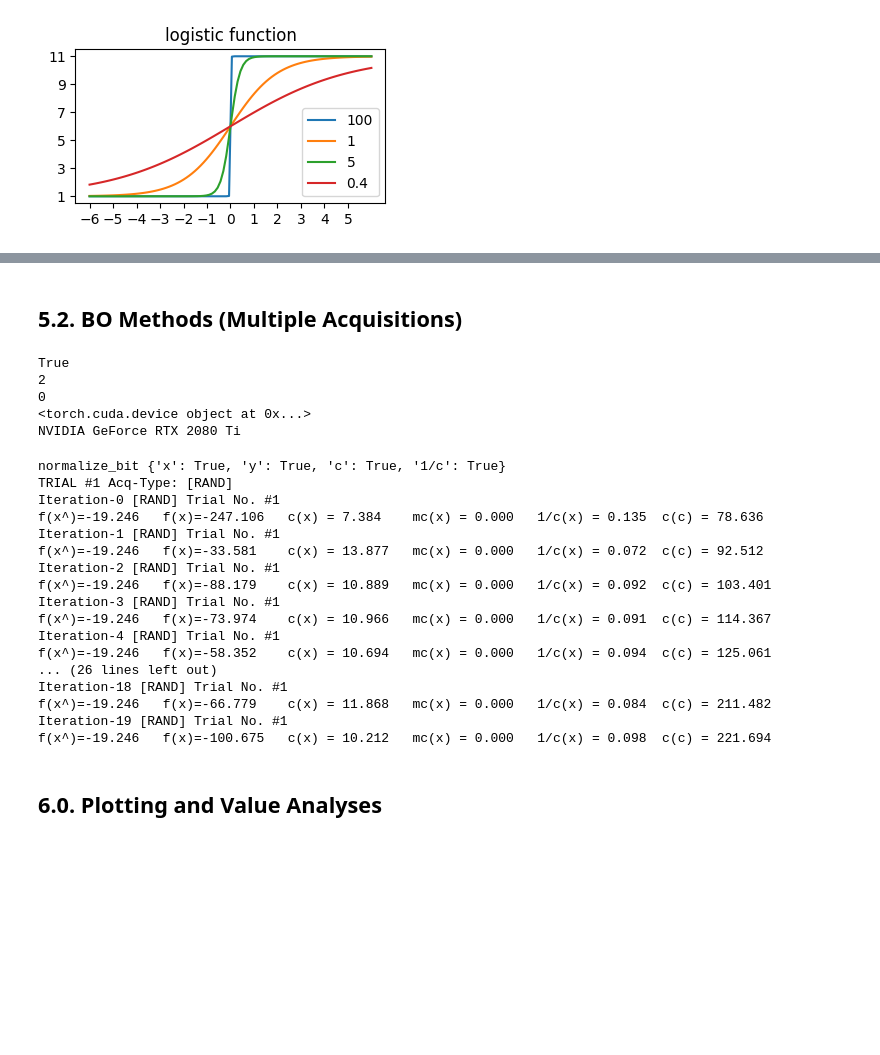
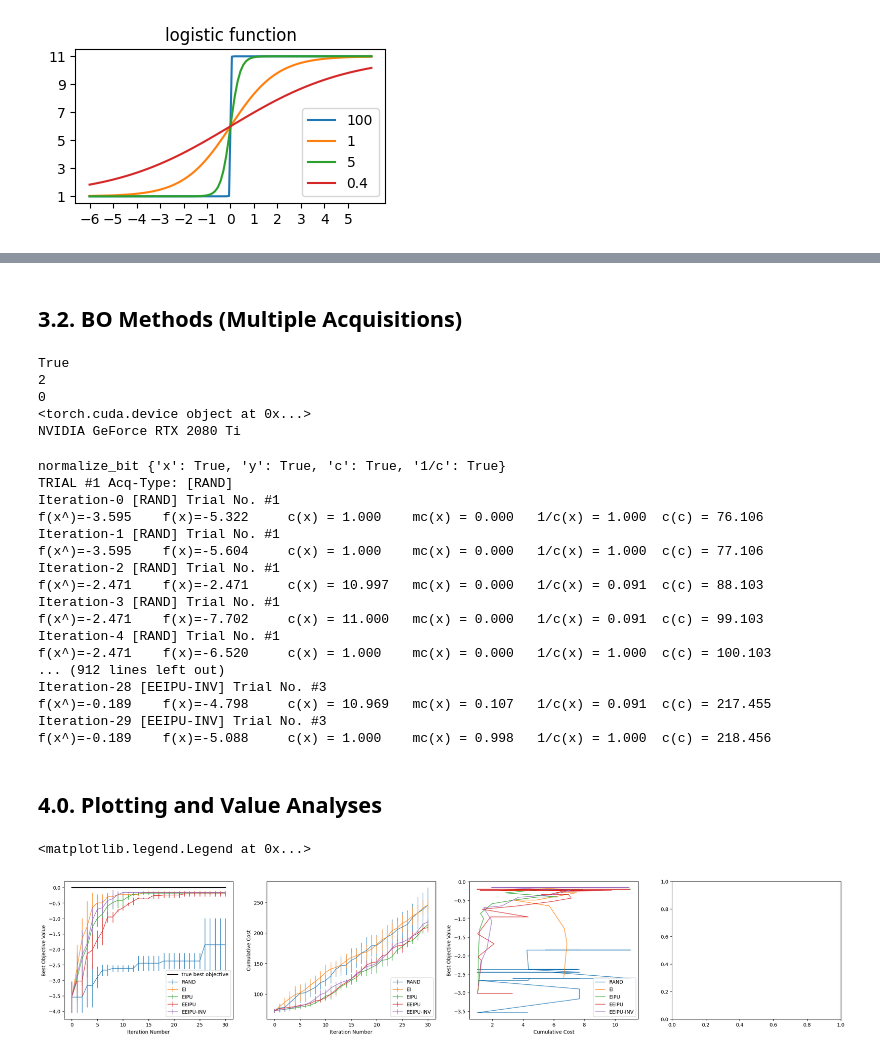
Before and after one commit to samunaai/tuunv2, a Jupyter notebook: tuning_algorithm/EEIPU_with_Comparison_Plots.ipynb, the cells around one changed output, grey strips where cells are left out. Saved outputs shown, nothing was run; the diff lists cells and outputs as text; code cells hidden in the pictures; blank space fills up the shorter version.

Commit message:
division into of EEIPU notebook into main jupyter notebook and helper scripts

```diff
--- a/tuning_algorithm/EEIPU_with_Comparison_Plots.ipynb
+++ b/tuning_algorithm/EEIPU_with_Comparison_Plots.ipynb
@@ -358,12 +67,24 @@ def single_bo_iteration(dataset={}, bounds={}, acq_type='', cfg={}):
     cost_model, cost_sampler={}, {}
     # (A) Normalize the dataset Points (only normalize cost if we are using acqfunc that needs cost model)
     # NOTE: single-line if statements used here
-    train_x = normalize(dataset['x'], norm_type='x', bounds=bounds['x']) if cfg['normalize_bit']['x'] else dataset['x']
-    train_obj = normalize(dataset['y'], norm_type='y', bounds=bounds['y'])  if cfg['normalize_bit']['y'] else dataset['y']
+    if (cfg['normalize_bit']['x']==True and acq_type!='RAND'):
+        train_x = normalize(dataset['x'], norm_type='x', bounds=bounds['x'])
+    else:
+        train_x = dataset['x']
+    if (cfg['normalize_bit']['y']==True and acq_type!='RAND'):
+        train_obj = normalize(dataset['y'], norm_type='y', bounds=bounds['y'])
+    else:
+        train_obj = dataset['y']
     if acq_type=='EEIPU': # cover potential cost model value normalisation
-        train_cost = normalize(dataset['c'], norm_type='c', bounds=bounds['c']) if cfg['normalize_bit']['c'] else dataset['c']
+        if (cfg['normalize_bit']['c']==True and acq_type!='RAND'):
+            train_cost = normalize(dataset['c'], norm_type='c', bounds=bounds['c'])
+        else:
+            train_cost = dataset['c']
     if acq_type=='EEIPU-INV': # cover potential inverse cost model value normalisation
-        train_cost = normalize(dataset['1/c'], norm_type='1/c', bounds=bounds['1/c']) if cfg['normalize_bit']['1/c'] else dataset['1/c']
+        if (cfg['normalize_bit']['1/c'] and acq_type!='RAND'):
+            train_cost = normalize(dataset['1/c'], norm_type='1/c', bounds=bounds['1/c'])
+        else:
+            train_cost = dataset['1/c']
 
     # (B) Initialise/Re-initialize & Fit/Refit the GP models (only initialise cost model if we'll need it)
     mll, model= initialize_model(train_x, train_obj)
@@ -476,7 +196,7 @@ def bo_trials(cfg={}, acq_type=''):
             if trial==cfg['n_trials']: log_vals_all[key] = np.array(log_vals_all[key])# save as np array on the last trial
     return log_vals_all
 # %% [markdown]
-## **5.2. BO Methods (Multiple Acquisitions)**
+## **3.2. BO Methods (Multiple Acquisitions)**
 # %%
 print(torch.cuda.is_available())
 print(torch.cuda.device_count())
@@ -497,13 +217,13 @@ main_cfg = {
 'cost_samples': 50, # mc cost samples
 'cost_kernel': None,
 'device': torch.device("cuda" if torch.cuda.is_available() else "cpu"), 'dtype': torch.double,
-'fxn_name':'branin_4d', # {'test':3, 'branin_4d':4, 'beale_hartmann_7d':7,  'branin_hartmann_8d':8},
-'fxn_dim':4, # {'test':3, 'branin_4d':4, 'beale_hartmann_7d':7,  'branin_hartmann_8d':8},
+'fxn_name':'test', # {'test':3, 'branin_4d':4, 'beale_hartmann_7d':7,  'branin_hartmann_8d':8},
+'fxn_dim':3, # {'test':3, 'branin_4d':4, 'beale_hartmann_7d':7,  'branin_hartmann_8d':8},
 'neg_hartmann6':Hartmann(negate=True),
 'neg_beale2':Beale(negate=True),
 'neg_branin2':Branin(negate=True),
 'neg_hartmann3':Hartmann(dim=3, negate=True),
-'n_trials':10,
+'n_trials':3,
 'n_iters':30,
 'num_initial_data':10,
 'verbose':True,
@@ -525,59 +245,58 @@ plot_vals['EEIPU-INV'] = bo_trials(cfg=main_cfg, acq_type='EEIPU-INV')
 normalize_bit {'x': True, 'y': True, 'c': True, '1/c': True}
 TRIAL #1 Acq-Type: [RAND]
 Iteration-0 [RAND] Trial No. #1
-f(x^)=-19.246   f(x)=-247.106   c(x) = 7.384    mc(x) = 0.000   1/c(x) = 0.135  c(c) = 78.636
+f(x^)=-3.595    f(x)=-5.322     c(x) = 1.000    mc(x) = 0.000   1/c(x) = 1.000  c(c) = 76.106
 Iteration-1 [RAND] Trial No. #1
-f(x^)=-19.246   f(x)=-33.581    c(x) = 13.877   mc(x) = 0.000   1/c(x) = 0.072  c(c) = 92.512
+f(x^)=-3.595    f(x)=-5.604     c(x) = 1.000    mc(x) = 0.000   1/c(x) = 1.000  c(c) = 77.106
 Iteration-2 [RAND] Trial No. #1
-f(x^)=-19.246   f(x)=-88.179    c(x) = 10.889   mc(x) = 0.000   1/c(x) = 0.092  c(c) = 103.401
+f(x^)=-2.471    f(x)=-2.471     c(x) = 10.997   mc(x) = 0.000   1/c(x) = 0.091  c(c) = 88.103
 Iteration-3 [RAND] Trial No. #1
-f(x^)=-19.246   f(x)=-73.974    c(x) = 10.966   mc(x) = 0.000   1/c(x) = 0.091  c(c) = 114.367
+f(x^)=-2.471    f(x)=-7.702     c(x) = 11.000   mc(x) = 0.000   1/c(x) = 0.091  c(c) = 99.103
 Iteration-4 [RAND] Trial No. #1
-f(x^)=-19.246   f(x)=-58.352    c(x) = 10.694   mc(x) = 0.000   1/c(x) = 0.094  c(c) = 125.061
-... (26 lines left out)
-Iteration-18 [RAND] Trial No. #1
-f(x^)=-19.246   f(x)=-66.779    c(x) = 11.868   mc(x) = 0.000   1/c(x) = 0.084  c(c) = 211.482
-Iteration-19 [RAND] Trial No. #1
-f(x^)=-19.246   f(x)=-100.675   c(x) = 10.212   mc(x) = 0.000   1/c(x) = 0.098  c(c) = 221.694
+f(x^)=-2.471    f(x)=-6.520     c(x) = 1.000    mc(x) = 0.000   1/c(x) = 1.000  c(c) = 100.103
+... (912 lines left out)
+Iteration-28 [EEIPU-INV] Trial No. #3
+f(x^)=-0.189    f(x)=-4.798     c(x) = 10.969   mc(x) = 0.107   1/c(x) = 0.091  c(c) = 217.455
+Iteration-29 [EEIPU-INV] Trial No. #3
+f(x^)=-0.189    f(x)=-5.088     c(x) = 1.000    mc(x) = 0.998   1/c(x) = 1.000  c(c) = 218.456
 # %% [markdown]
-## **6.0. Plotting and Value Analyses**
+## **4.0. Plotting and Value Analyses**
 # %%
 # from botorch.test_functions.hartmann6 import GLOBAL_MAXIMUM
 
 %matplotlib inline
 def ci(y):
     # return 1.96 * y.std(axis=0) / np.sqrt(N_TRIALS)
     return y.std(axis=0)
 
 # GLOBAL_MAXIMUM = 3.32237
 GLOBAL_MAXIMUM = 0
 iters = np.arange(main_cfg['n_iters']+1) * main_cfg['batch_size']
 
-fig, (ax1, ax2, ax3, ax4) = plt.subplots(1, 4, figsize=(22, 4))
+fig, (ax1, ax2, ax3, ax4) = plt.subplots(1, 4, figsize=(28, 5))
 
 ax1.plot([0, main_cfg['n_iters'] * main_cfg['batch_size'] ], [GLOBAL_MAXIMUM] * 2, 'k', label="true best objective", linewidth=2)
 
 types = ['RAND', 'EI', 'EIPU','EEIPU','EEIPU-INV',]
 
 for type_ in types:
     ax1.errorbar(iters, plot_vals[type_]['f(x^)'].mean(axis=0),
                yerr=ci(plot_vals[type_]['f(x^)']), label=type_, linewidth=1)
     # Can exclude cumumulative cost of random warmup points using `[:,1:]`, of course
-    ax2.errorbar(plot_vals[type_]['c(c)'].mean(axis=0), plot_vals[type_]['f(x^)'].mean(axis=0),
-               yerr=ci(plot_vals[type_]['f(x^)']), label=type_, linewidth=1)
+    ax2.errorbar(iters, plot_vals[type_]['c(c)'].mean(axis=0),
+               yerr=ci(plot_vals[type_]['c(c)']), label=type_, linewidth=1)
     ax3.plot(plot_vals[type_]['c(x)'].mean(axis=0), plot_vals[type_]['f(x^)'][:,1:].mean(axis=0),
               label=type_, linewidth=1)
-    ax4.errorbar(plot_vals[type_]['f(x^)'].mean(axis=0), plot_vals[type_]['c(c)'].mean(axis=0),
-               yerr=ci(plot_vals[type_]['c(c)']), label=type_, linewidth=1.5)
     ### Use this to replace error bars with fill
     # ax3.fill_between(cum_cost_ei.mean(axis=0), y1=y_ei.mean(axis=0)-y_ei.std(axis=0), y2=y_ei.mean(axis=0)+y_ei.std(axis=0), label="EI", alpha=.5, linewidth=0)
     # ax1.set_xlim(right=20); # ax1.set_ylim(bottom=0.5);
 
-ax1.set(xlabel='number of observations (beyond initial points)', ylabel='Best Objective Value')
+ax1.set(xlabel='Iteration Number', ylabel='Best Objective Value')
 ax1.legend(loc="lower right")
-ax2.set(xlabel='Cumulative Cost of observations', ylabel='Best Objective Value')
+ax2.set(xlabel='Iteration Number', ylabel='Cumulative Cost')
 ax2.legend(loc="lower right")
-ax3.set(xlabel='Cost of observations', ylabel='Best Objective Value')
+ax3.set(xlabel='Cumulative Cost', ylabel='Best Objective Value')
 ax3.legend(loc="lower right")
-ax4.set(xlabel='Best Objective Value', ylabel='Cumulative Cost of observations')
-ax4.legend(loc="lower right")
+# %% [output]
+<matplotlib.legend.Legend at 0x...>
+[figure, added]
```
Also changed, not shown: parts of 9 cells of this notebook, 3 other files.
